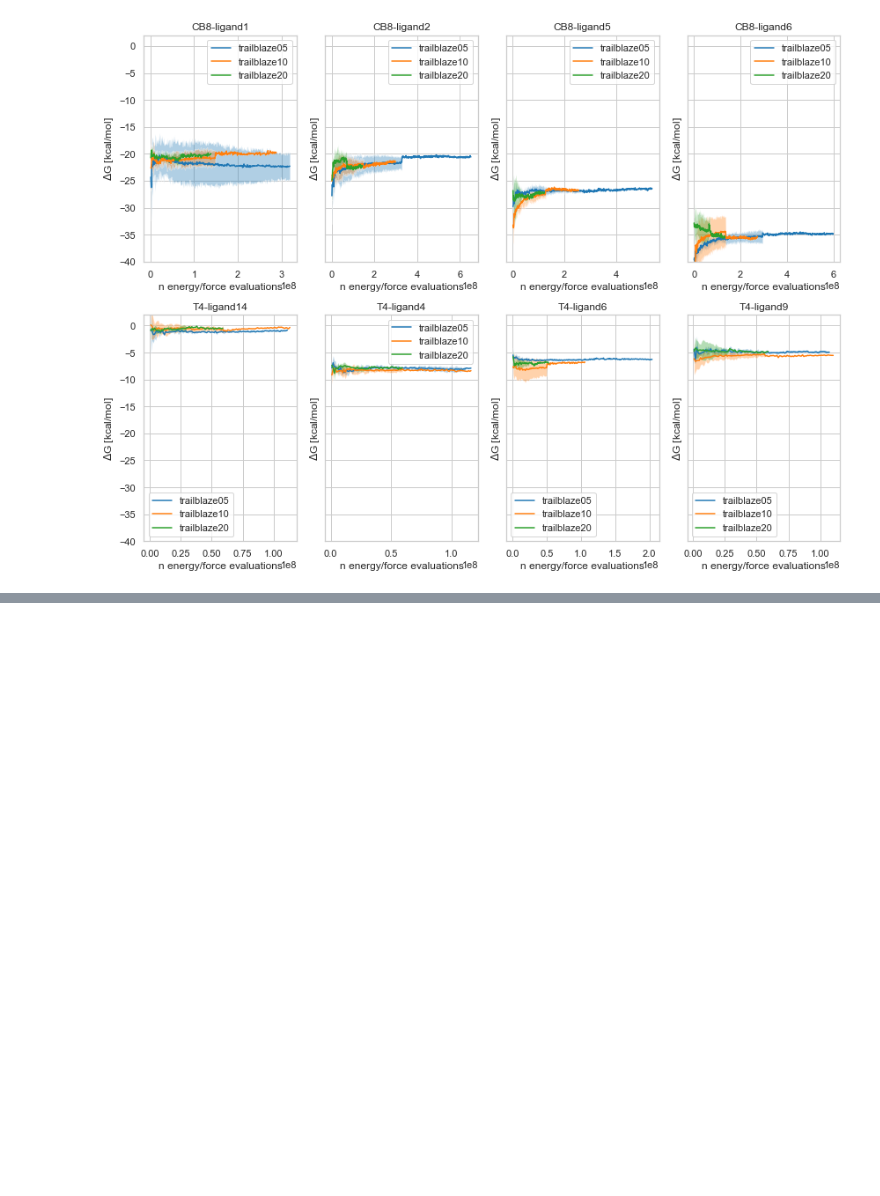
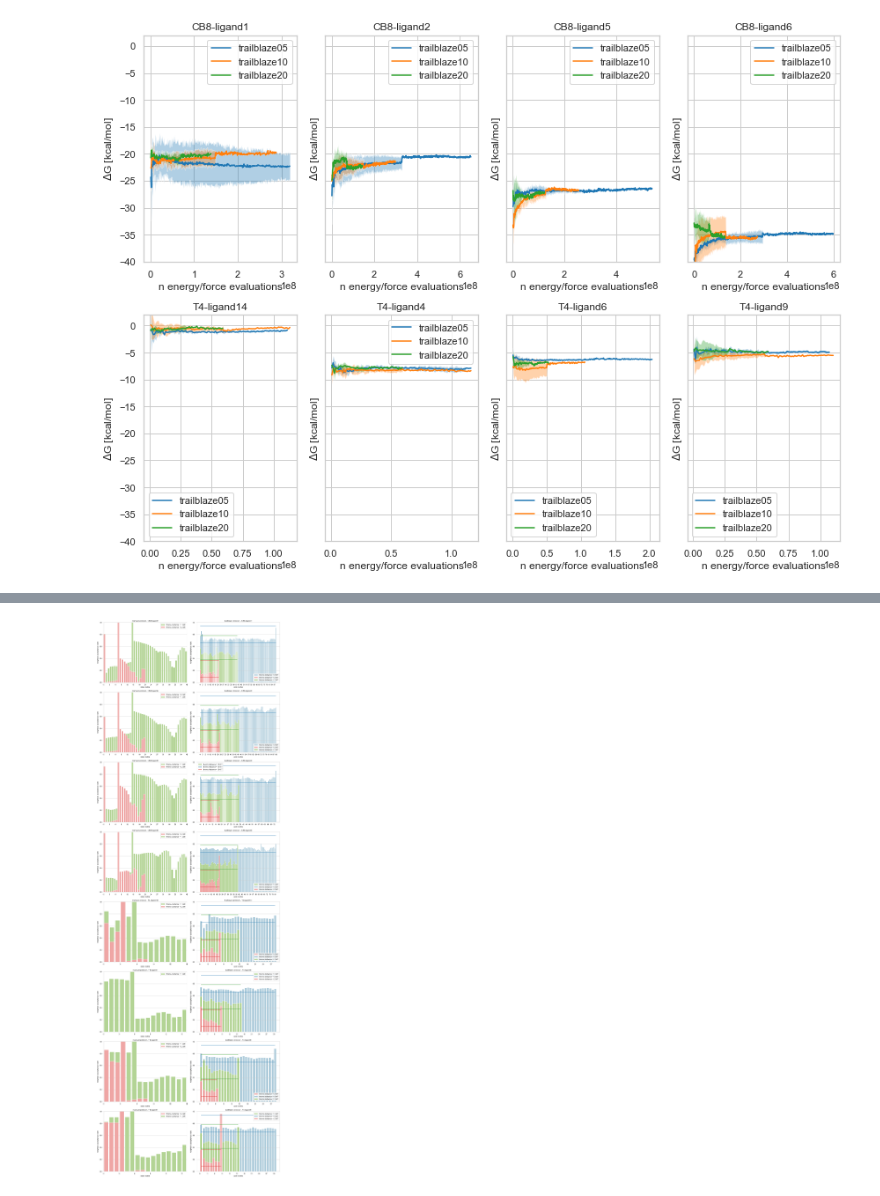
Before and after one commit to choderalab/thermodynamic-trailblazing, a Jupyter notebook: scripts/hrex_calculations.ipynb, the cells around one changed output, grey strips where cells are left out. Drawn from its saved outputs; the diff is of its cells as text; code cells hidden in the pictures; blank space fills up the shorter version.

```diff
--- a/scripts/hrex_calculations.ipynb
+++ b/scripts/hrex_calculations.ipynb
@@ -10,6 +19,7 @@ from analyze_free_energy_traj import read_free_energy_trajectory
 # Constants.
 YANK_DIR_PATH = os.path.join('..', 'yank')
 FREE_ENERGY_TRAJ_DIR_PATH = os.path.join(YANK_DIR_PATH, 'free_energy_trajectories')
+THERMO_LENGTH_DIR_PATH = os.path.join(YANK_DIR_PATH, 'thermo_length')
 PLOTS_DIR_PATH = os.path.join(YANK_DIR_PATH, 'plots')
 # %% [markdown]
 ## Free energy bias and variance trade-offs
@@ -227,0 +369,4 @@ Could not find 1 replicates of T4-ligand9-trailblaze05
+# %%
+plot_acceptance_rates()
+# %% [output]
+[figure, added]
```
Also changed, not shown: parts of 7 cells of this notebook, 3 other files.
